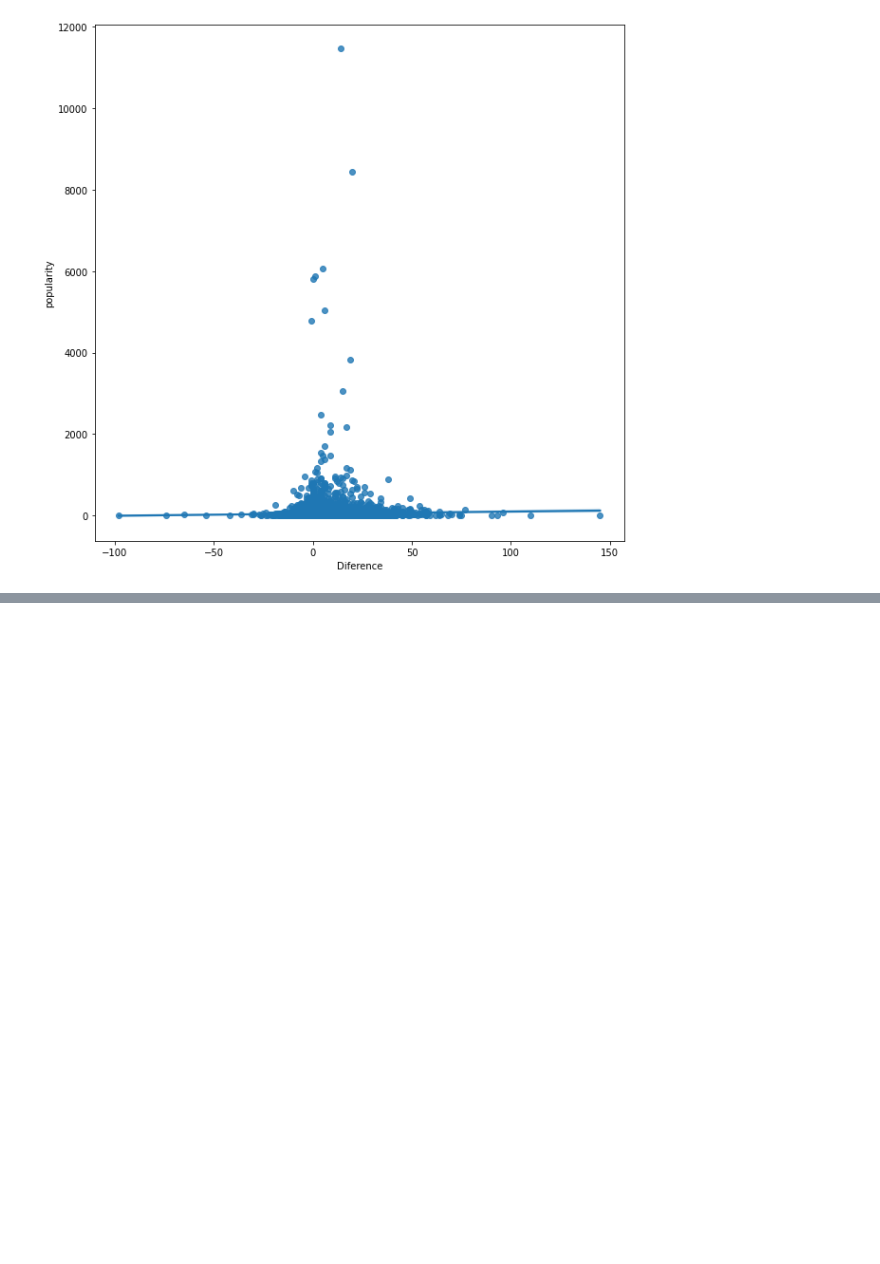
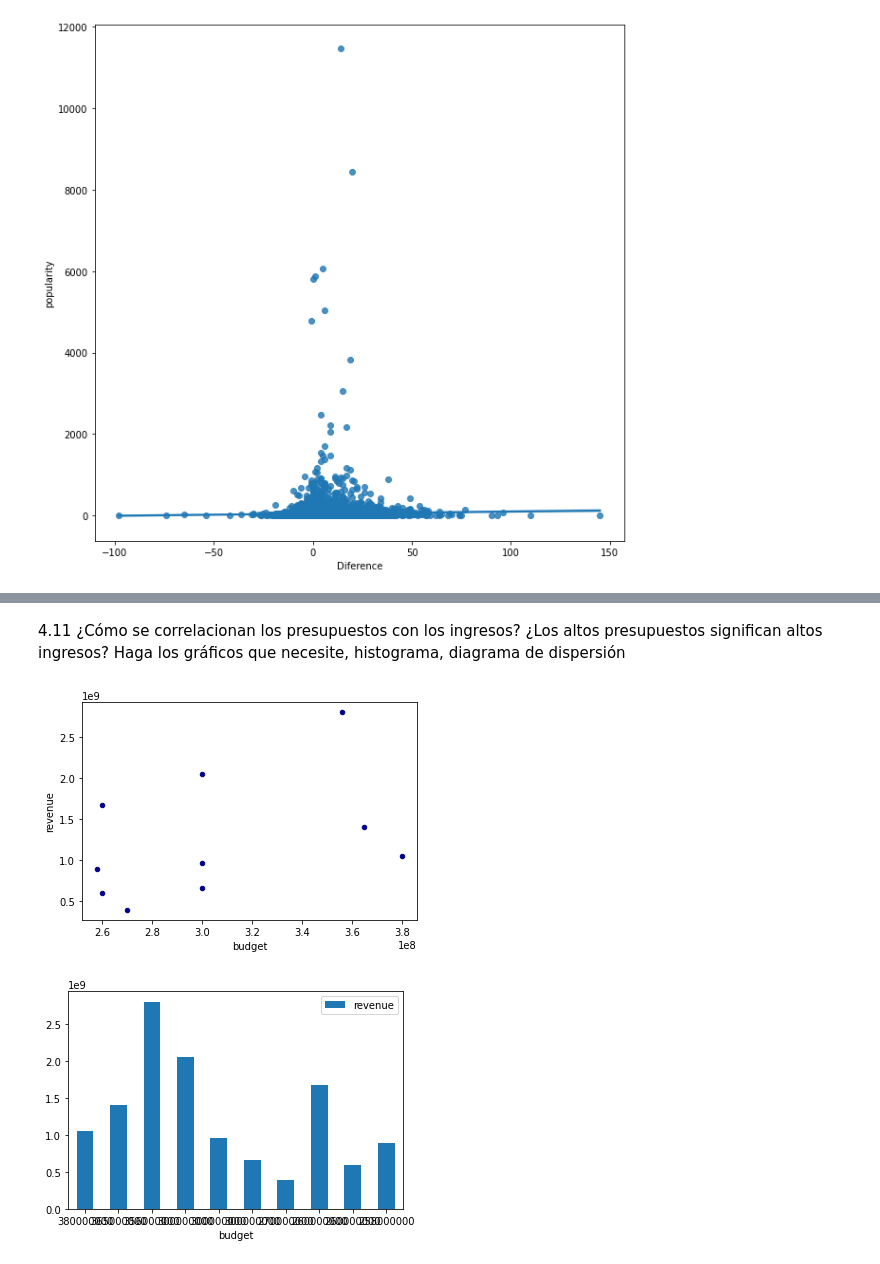
Before and after one commit to raulangelj/HT1_ANALISIS_EXPLORATORIO, a Jupyter notebook: HT1_ANALISIS_EXPLORATORIO.ipynb, the cells around one changed output, grey strips where cells are left out. Drawn from its saved outputs; the diff is of its cells as text; code cells hidden in the pictures; blank space fills up the shorter version.

```diff
--- a/HT1_ANALISIS_EXPLORATORIO.ipynb
+++ b/HT1_ANALISIS_EXPLORATORIO.ipynb
@@ -720,0 +746,12 @@ See the caveats in the documentation: https://pandas.pydata.org/pandas-docs/stab
+# %% [markdown]
+4.11 ¿Cómo  se  correlacionan  los  presupuestos  con  los  ingresos?  ¿Los  altos
+presupuestos significan altos ingresos? Haga los gráficos que necesite, histograma,
+diagrama de dispersión
+# %%
+# 4.11
+dataf = movies.nlargest(10, ['budget', 'revenue'])[['title', 'budget', 'revenue']]
+diagram = dataf.plot.scatter(x='budget', y='revenue', c='DarkBlue')
+ax = dataf.plot.bar(x='budget', y='revenue', rot=0)
+# %% [output]
+[figure, added]
+[figure, added]
```
Also changed, not shown: parts of 7 cells of this notebook.
